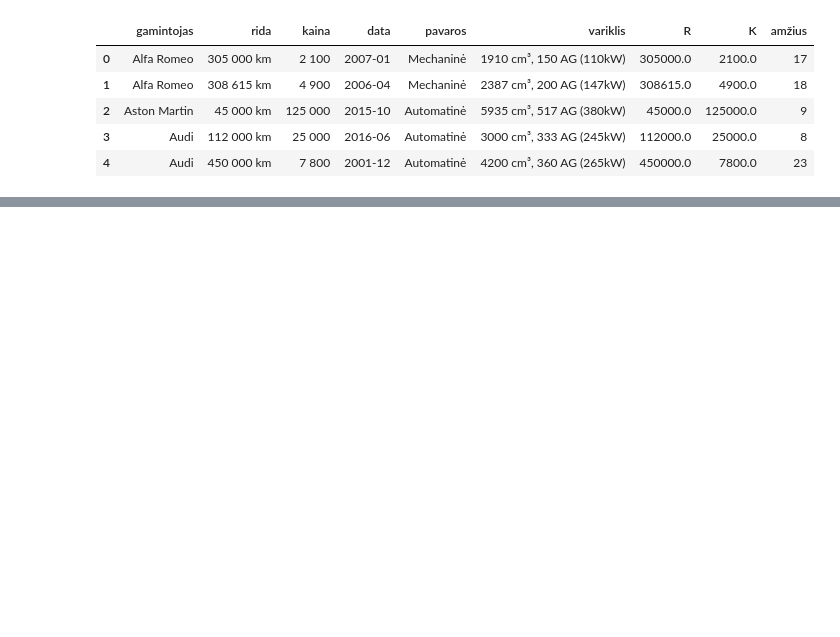
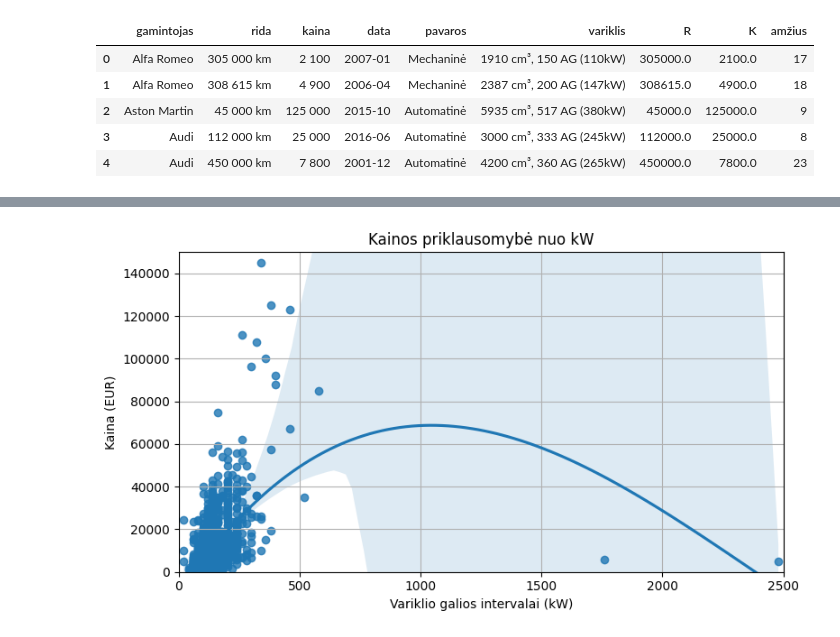
Before and after one commit to ISeeBugsEverywhere/DataScienceNotebooks, a Jupyter notebook: Studentai/EleTame/Po_SQL_8Paskaita.ipynb, the cells around one changed output, grey strips where cells are left out. Drawn from its saved outputs; the diff is of its cells as text; code cells hidden in the pictures; blank space fills up the shorter version.

```diff
--- a/Studentai/EleTame/Po_SQL_8Paskaita.ipynb
+++ b/Studentai/EleTame/Po_SQL_8Paskaita.ipynb
@@ -86,0 +113,53 @@ plt.show()
+# %%
+# Nubrezti kainos priklausomybes nuo KW . Galios intervalai po 20 kW
+#kaina nevidurkinta
+
+import pandas as pd
+import numpy as np
+import matplotlib.pyplot as plt
+import seaborn as sns
+
+# SQL užklausa
+sql = """
+    WITH T1 AS (
+    SELECT *, row_number() OVER (partition by id) as rc
+    FROM autopliuslt
+)
+SELECT gamintojas, rida, price AS kaina, pagaminimo_data AS data,
+       pavaros, variklis
+FROM T1
+WHERE rc = 1
+  AND variklis LIKE '%kW%'  -- Pašaliname įrašus be kW informacijos
+ORDER BY gamintojas
+"""
+# Nuskaitome duomenis į Pandas DataFrame
+df = pd.read_sql_query(sql, con=DB)
+
+# Konvertuojame kainą į skaičių
+df['K'] = df['kaina'].apply(lambda s: float(s.replace(' ','').replace('km','')))
+
+# Ištraukiame kW iš variklio informacijos
+df['variklis'] = df['variklis'].apply(lambda x: float(x.split('(')[1].replace('kW)', '')))
+
+# Apskaičiuojame variklio galią pagal intervalus po 25 kW
+df['V25'] = np.ceil(df['variklis'] / 20) * 20
+
+# Sukuriame figūrą ir ašį grafikui braižyti
+fig, axis = plt.subplots(figsize=(8, 4.5))
+
+# Braižome regresijos grafiką
+sns.regplot(data=df, x='V25', y='K', order=3, ax=axis)
+
+# Papildome grafiką pavadinimais ir tinkamai sutvarkome grafiką
+axis.set_title('Kainos priklausomybė nuo kW')
+axis.set_xlabel('Variklio galios intervalai (kW)')
+axis.set_xlim(0, 2500)
+axis.set_ylabel('Kaina (EUR)')
+axis.set_ylim(0, 15e4)
+axis.grid(True)
+
+# Parodome grafiką
+plt.tight_layout()
+plt.show()
+# %% [output]
+[figure, added]
```
Also changed, not shown: parts of 7 cells of this notebook.
